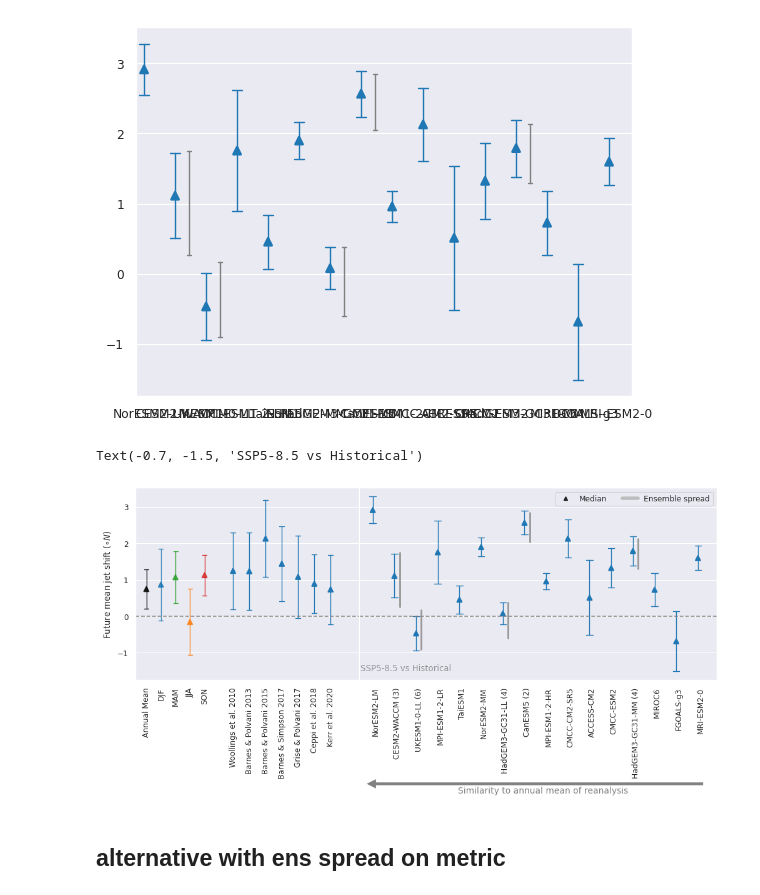
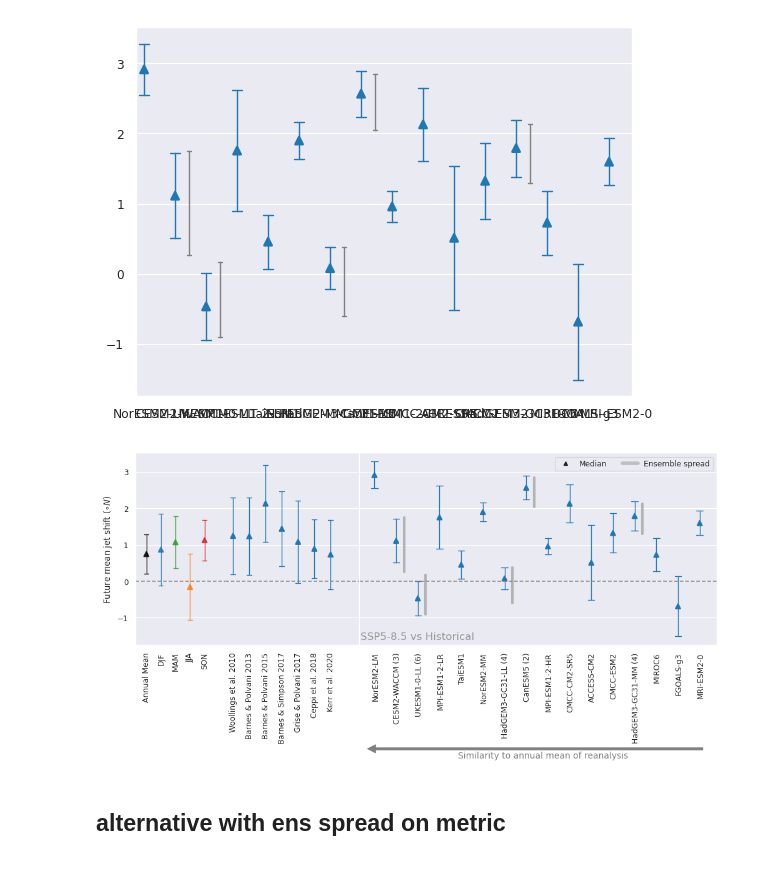
Before and after one commit to Thomasjkeel/uncertainty-in-npac-jet-shift, a Jupyter notebook: Figure_4.ipynb, the cells around one changed output. Saved outputs shown, nothing was run; the diff lists cells and outputs as text; code cells hidden in the pictures.

Commit message:
update alpha

```diff
--- a/Figure_4.ipynb
+++ b/Figure_4.ipynb
@@ -1114,7 +1114,7 @@ sns.pointplot(df_diff_djf_ens_mean.loc[djf_hist_and_future_mean_diffs_w_mean_ens
               markers = '^', errwidth=1, join=False, ax=axes[1])
 sns.pointplot(df_diff_djf_ens_mean.loc[sorted_index_by_minimum_error_from_reanalysis_mean_ens_mean].T, capsize=.3, estimator='median', errorbar=errorbar_to_use,\
               markers = '^', errwidth=1, join=False, ax=axes[2]);
-offset = matplotlib.transforms.ScaledTranslation(-(3/72.), 0, axes[2].figure.dpi_scale_trans)
+offset = matplotlib.transforms.ScaledTranslation(-(1/72.), 0, axes[2].figure.dpi_scale_trans)
 trans = axes[2].collections[0].get_transform()
 axes[2].collections[0].set_transform(trans + offset)
 for line in axes[2].lines:
@@ -1122,43 +1122,42 @@ for line in axes[2].lines:
     line.set_transform(trans + offset)
 
 sns.pointplot(multi_r_models_w_all_models, capsize=.0, estimator='median', errorbar=errorbar_to_use,\
-              markers='', errwidth=2, join=False, color=(0.6, 0.6, 0.6),  ax=axes[2]);
+              markers='', errwidth=3, join=False, color='0.7',  ax=axes[2]);
 
-offset = matplotlib.transforms.ScaledTranslation(3/72., 0, axes[2].figure.dpi_scale_trans)
+offset = matplotlib.transforms.ScaledTranslation(8/72., 0, axes[2].figure.dpi_scale_trans)
 trans = axes[2].collections[1].get_transform()
 axes[2].collections[1].set_transform(trans + offset)
 for line in axes[2].lines[len(axes[2].lines)//2:]:
     trans = line.get_transform()
     line.set_transform(trans + offset)
 
 axes[0].set_xticklabels(["Annual Mean", 'DJF', 'MAM', 'JJA', 'SON'], rotation=90);
 axes[1].set_xticklabels(cols_to_use, rotation=90);
 axes[2].set_xticklabels(sorted_models_with_group_count, rotation=90);
 plt.setp(axes[0].collections, alpha=.8); #for the markers
 plt.setp(axes[0].lines, alpha=.9);    #for the lines
 axes[2].annotate('', xy=(-1.3, -4.6), xytext=(16, -4.6),
             arrowprops=dict(facecolor='grey', width=4, shrink=0.05), annotation_clip=False)
 axes[2].text(s="Similarity to annual mean of reanalysis", x=3.8, y=-4.85, c='grey', fontsize=10)
 black_triangle = mlines.Line2D([], [], color='k', marker='^', linestyle='None',
                           markersize=5, alpha=.8, label='Median')
 grey_line = mlines.Line2D([0], [0], color='0.7', linestyle='-', lw=4,
                         alpha=.8, label='Ensemble spread')
 axes[2].legend(handles=[black_triangle, grey_line], ncols=2)
 axes[0].hlines(-0, -0.75, 5.5, 'grey', '--', alpha=.9)
 axes[1].hlines(-0, -1.5, 7.75, 'grey', '--', alpha=.9)
 axes[2].hlines(-0, -1.75, 15.75, 'grey', '--', alpha=.9)
 axes[0].set_xlim(-0.75, 5.4)
 axes[1].set_xlim(-0.5, 7.75)
 axes[2].set_xlim(-0.75, 15.75)
 axes[0].spines['right'].set_visible(False)
 axes[1].spines['left'].set_visible(False)
 axes[0].set_ylabel("Future mean jet shift (${\circ N}$)")
-axes[2].text(s="SSP5-8.5 vs Historical", x=-0.7, y=-1.5, color='grey', alpha=.8)
+axes[2].text(s="SSP5-8.5 vs Historical", x=-0.7, y=-1.6, fontsize=12, color='grey', alpha=.8)
 
 # fig.savefig('figures/figure_4.png', bbox_inches='tight', dpi=300)
 # %% [output]
-Text(-0.7, -1.5, 'SSP5-8.5 vs Historical')
-[figure, old version]
+[figure, new version]
 # %% [markdown]
 ## alternative with ens spread on metric
 # %%
```
Also changed, not shown: 1 other file.
